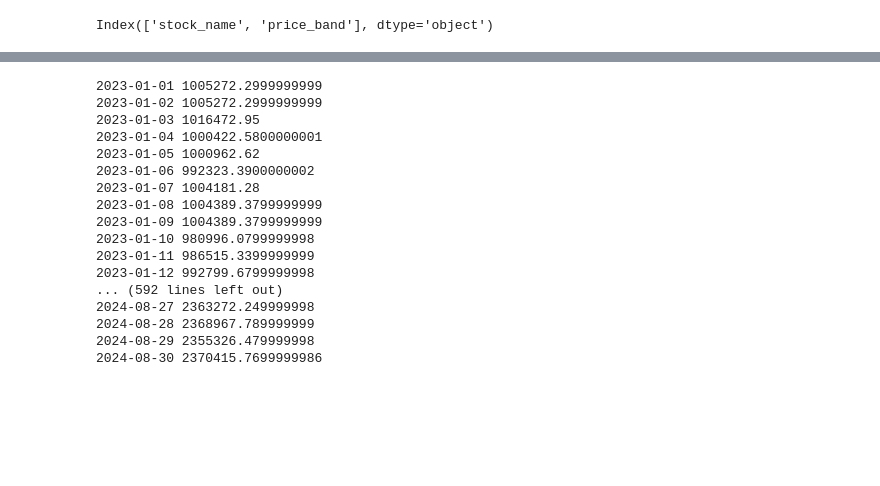
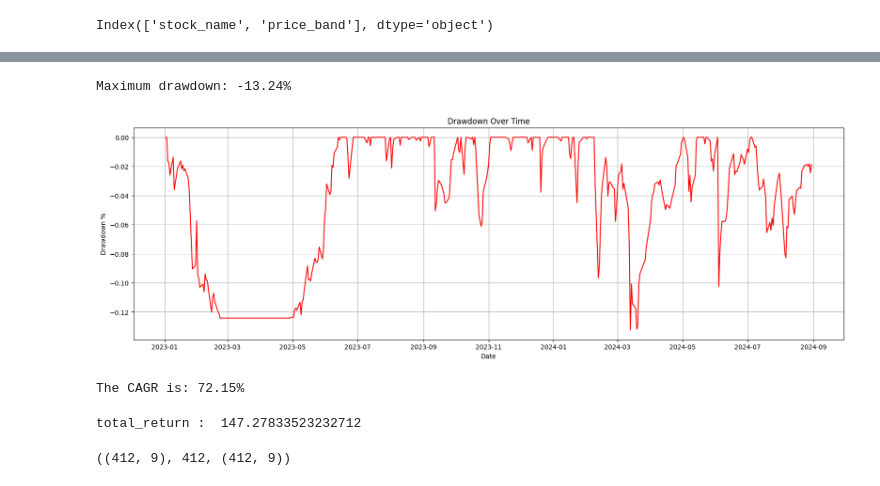
Before and after one commit to btst-tech/Momentum-Strategy, a Jupyter notebook: v2/scanner.ipynb, the cells around one changed output, grey strips where cells are left out. Cells and saved outputs as stored; diff of their text form; code cells hidden in the pictures; blank space fills up the shorter version.

```diff
--- a/v2/scanner.ipynb
+++ b/v2/scanner.ipynb
@@ -466,21 +485,51 @@ plt.show()
-# %%
-for i, j in zip(dates, equity):
-    print(i, j)
-# %% [output]
-2023-01-01 1005272.2999999999
-2023-01-02 1005272.2999999999
-2023-01-03 1016472.95
-2023-01-04 1000422.5800000001
-2023-01-05 1000962.62
-2023-01-06 992323.3900000002
-2023-01-07 1004181.28
-2023-01-08 1004389.3799999999
-2023-01-09 1004389.3799999999
-2023-01-10 980996.0799999998
-2023-01-11 986515.3399999999
-2023-01-12 992799.6799999998
-... (592 lines left out)
-2024-08-27 2363272.249999998
-2024-08-28 2368967.789999999
-2024-08-29 2355326.479999998
-2024-08-30 2370415.7699999986
+# %%
+equity_series = pd.Series(equity)
+
+running_max = equity_series.cummax()
+
+drawdown = (equity_series - running_max) / running_max
+
+max_drawdown = drawdown.min()
+
+print(f"\nMaximum drawdown: {max_drawdown * 100:.2f}%")
+plt.figure(figsize=(20, 6))
+plt.plot(dates, drawdown, linestyle='-', color='r')
+plt.xlabel('Date')
+plt.ylabel('Drawdown %')
+plt.title('Drawdown Over Time')
+plt.grid(True)
+plt.show()
+# %% [output]
+Maximum drawdown: -13.24%
+[figure, added]
+# %%
+def calculate_cagr(beginning_value, ending_value, years):
+
+    if beginning_value <= 0 or years <= 0:
+        raise ValueError("Beginning value and years must be greater than zero.")
+
+    cagr = (ending_value / beginning_value) ** (1 / years) - 1
+
+    return cagr * 100
+
+
+years = 1 + (8 / 12)
+
+cagr = calculate_cagr(equity[0], equity[-1], years)
+print(f"The CAGR is: {cagr:.2f}%")
+# %% [output]
+The CAGR is: 72.15%
+# %%
+total_return = (equity[-1] - equity[0]) / equity[0] * 100
+print('total_return : ', total_return)
+# %% [output]
+total_return :  147.27833523232712
+# %%
+nifty500_data = nifty500_data.loc[nifty500_data['date'] >= start_date]
+nifty500_data = nifty500_data.loc[nifty500_data['date'] <=end_date]
+
+nifty50_data = nifty50_data.loc[nifty50_data['date'] >= start_date]
+nifty50_data = nifty50_data.loc[nifty50_data['date'] <=end_date]
+nifty500_data.shape, len(equity), nifty50_data.shape
+# %% [output]
+((412, 9), 412, (412, 9))
```
Also changed, not shown: parts of 9 cells of this notebook, 3 other files.
